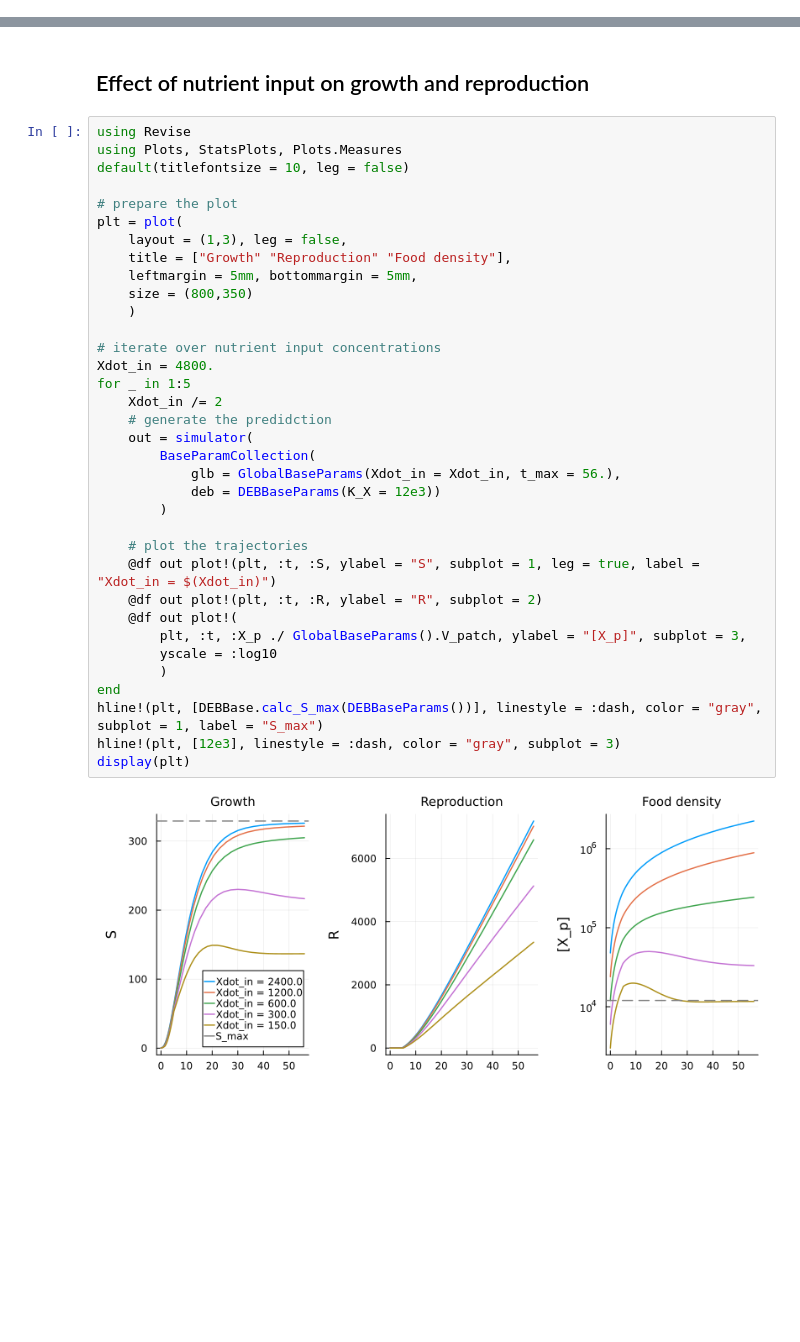
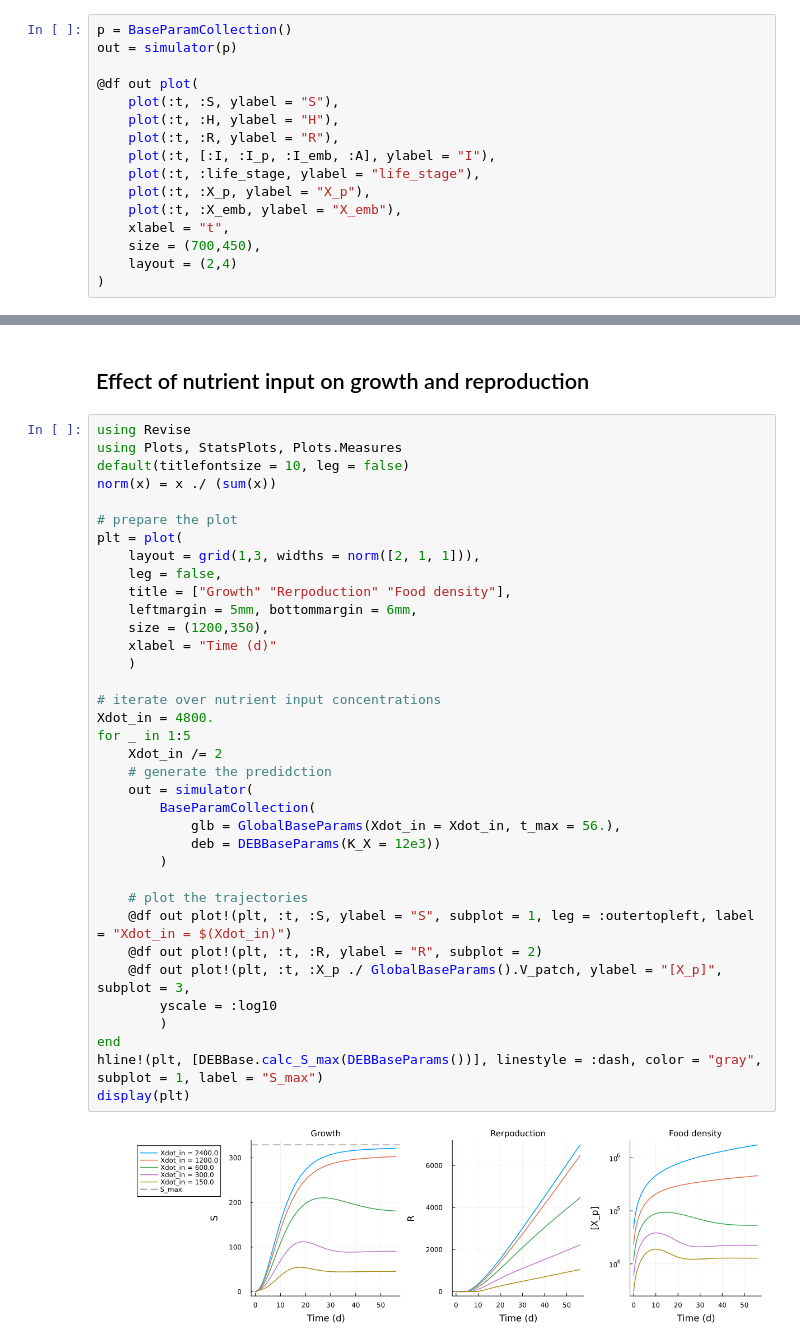
Before and after one commit to SimonHansul/DEBBase.jl, a Jupyter notebook: notebooks/ImplementationVerification/ImplementationVerification_20231221_growthrepro.ipynb, the cells around one changed output, grey strips where cells are left out. Drawn from its saved outputs; the diff is of its cells as text; blank space fills up the shorter version.

```diff
--- a/notebooks/ImplementationVerification/ImplementationVerification_20231221_growthrepro.ipynb
+++ b/notebooks/ImplementationVerification/ImplementationVerification_20231221_growthrepro.ipynb
@@ -5,0 +14,16 @@ default(titlefontsize = 10, lw = 1.5)
+# %%
+p = BaseParamCollection()
+out = simulator(p)
+
+@df out plot(
+    plot(:t, :S, ylabel = "S"),
+    plot(:t, :H, ylabel = "H"),
+    plot(:t, :R, ylabel = "R"),
+    plot(:t, [:I, :I_p, :I_emb, :A], ylabel = "I"),
+    plot(:t, :life_stage, ylabel = "life_stage"),
+    plot(:t, :X_p, ylabel = "X_p"),
+    plot(:t, :X_emb, ylabel = "X_emb"),
+    xlabel = "t",
+    size = (700,450),
+    layout = (2,4)
+)
@@ -8,38 +34,39 @@ default(titlefontsize = 10, lw = 1.5)
 # %%
 using Revise
 using Plots, StatsPlots, Plots.Measures
 default(titlefontsize = 10, leg = false)
+norm(x) = x ./ (sum(x))
 
 # prepare the plot
 plt = plot(
-    layout = (1,3), leg = false,
-    title = ["Growth" "Reproduction" "Food density"],
-    leftmargin = 5mm, bottommargin = 5mm,
-    size = (800,350)
+    layout = grid(1,3, widths = norm([2, 1, 1])),
+    leg = false,
+    title = ["Growth" "Rerpoduction" "Food density"],
+    leftmargin = 5mm, bottommargin = 6mm,
+    size = (1200,350),
+    xlabel = "Time (d)"
     )
 
 # iterate over nutrient input concentrations
 Xdot_in = 4800.
 for _ in 1:5
     Xdot_in /= 2
     # generate the predidction
     out = simulator(
         BaseParamCollection(
             glb = GlobalBaseParams(Xdot_in = Xdot_in, t_max = 56.),
             deb = DEBBaseParams(K_X = 12e3))
         )
 
     # plot the trajectories
-    @df out plot!(plt, :t, :S, ylabel = "S", subplot = 1, leg = true, label = "Xdot_in = $(Xdot_in)")
+    @df out plot!(plt, :t, :S, ylabel = "S", subplot = 1, leg = :outertopleft, label = "Xdot_in = $(Xdot_in)")
     @df out plot!(plt, :t, :R, ylabel = "R", subplot = 2)
-    @df out plot!(
-        plt, :t, :X_p ./ GlobalBaseParams().V_patch, ylabel = "[X_p]", subplot = 3,
+    @df out plot!(plt, :t, :X_p ./ GlobalBaseParams().V_patch, ylabel = "[X_p]", subplot = 3,
         yscale = :log10
         )
 end
 hline!(plt, [DEBBase.calc_S_max(DEBBaseParams())], linestyle = :dash, color = "gray", subplot = 1, label = "S_max")
-hline!(plt, [12e3], linestyle = :dash, color = "gray", subplot = 3)
 display(plt)
 # %% [output]
-[figure, old version]
+[figure, new version]
 # %% [markdown]
```
Also changed, not shown: parts of 10 cells of this notebook, 9 other files.
